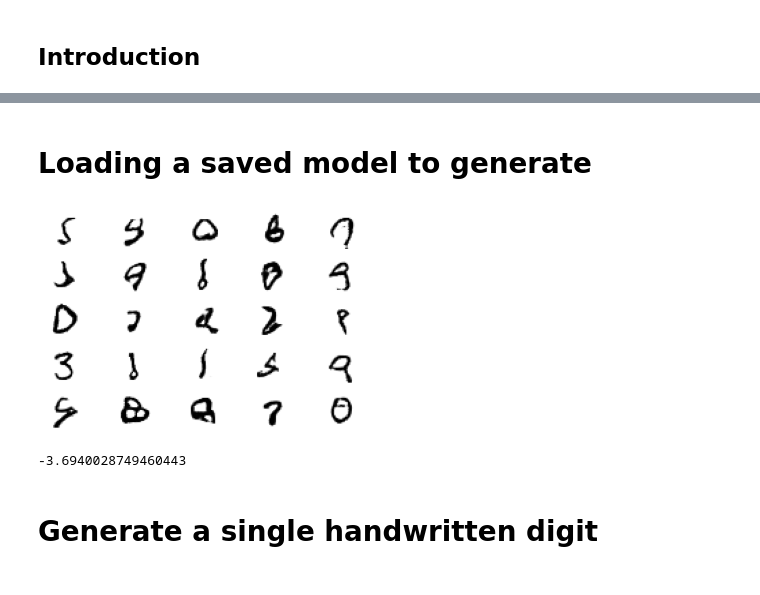
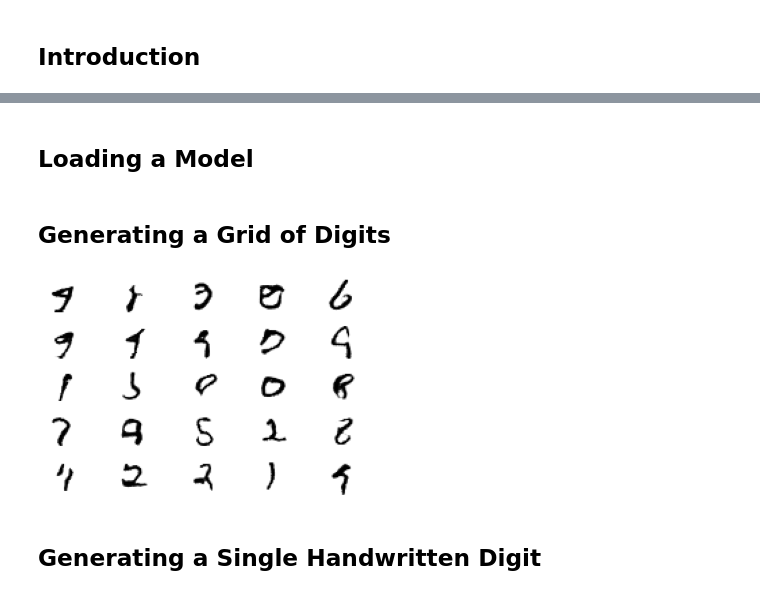
Before and after one commit to NB094/Easy-GANs, a Jupyter notebook: NumGen/NumGen.ipynb, the cells around one changed output, grey strips where cells are left out. Cells and saved outputs as stored; diff of their text form; code cells hidden in the pictures.

```diff
--- a/NumGen/NumGen.ipynb
+++ b/NumGen/NumGen.ipynb
@@ -302,5 +300,10 @@ dataset = load_real_samples()
 # Train the model!
 train(g_model, d_model, gan_model, dataset, latent_dim)
 # %% [markdown]
-# Loading a saved model to generate
+## Loading a Model
+# %%
+# Load a saved model. The file path can be adjusted if needed.
+model = load_model('saved_model/generator_model_100.h5', compile=False)
+# %% [markdown]
+## Generating a Grid of Digits
 # %%
@@ -329,23 +332,16 @@ def show_plot(examples, n):
 
     pyplot.show()
 # %%
-model = load_model('generator_model_100.h5', compile=False)
-
 # Modify n_samples to change plot dimensions
 n_samples = 5
 latent_points = generate_latent_points(100, n_samples ** 2)
 X = model.predict(latent_points)
 
 show_plot(X, n_samples)
 # %% [output]
-[figure, old version]
+[figure, new version]
-# %%
-import numpy as np
-np.min(latent_points)
-# %% [output]
--3.6940028749460443
 # %% [markdown]
-# Generate a single handwritten digit
+## Generating a Single Handwritten Digit
 # %%
 from keras.models import load_model
 from numpy import asarray
```
Also changed, not shown: parts of 6 cells of this notebook, 1 other file.
